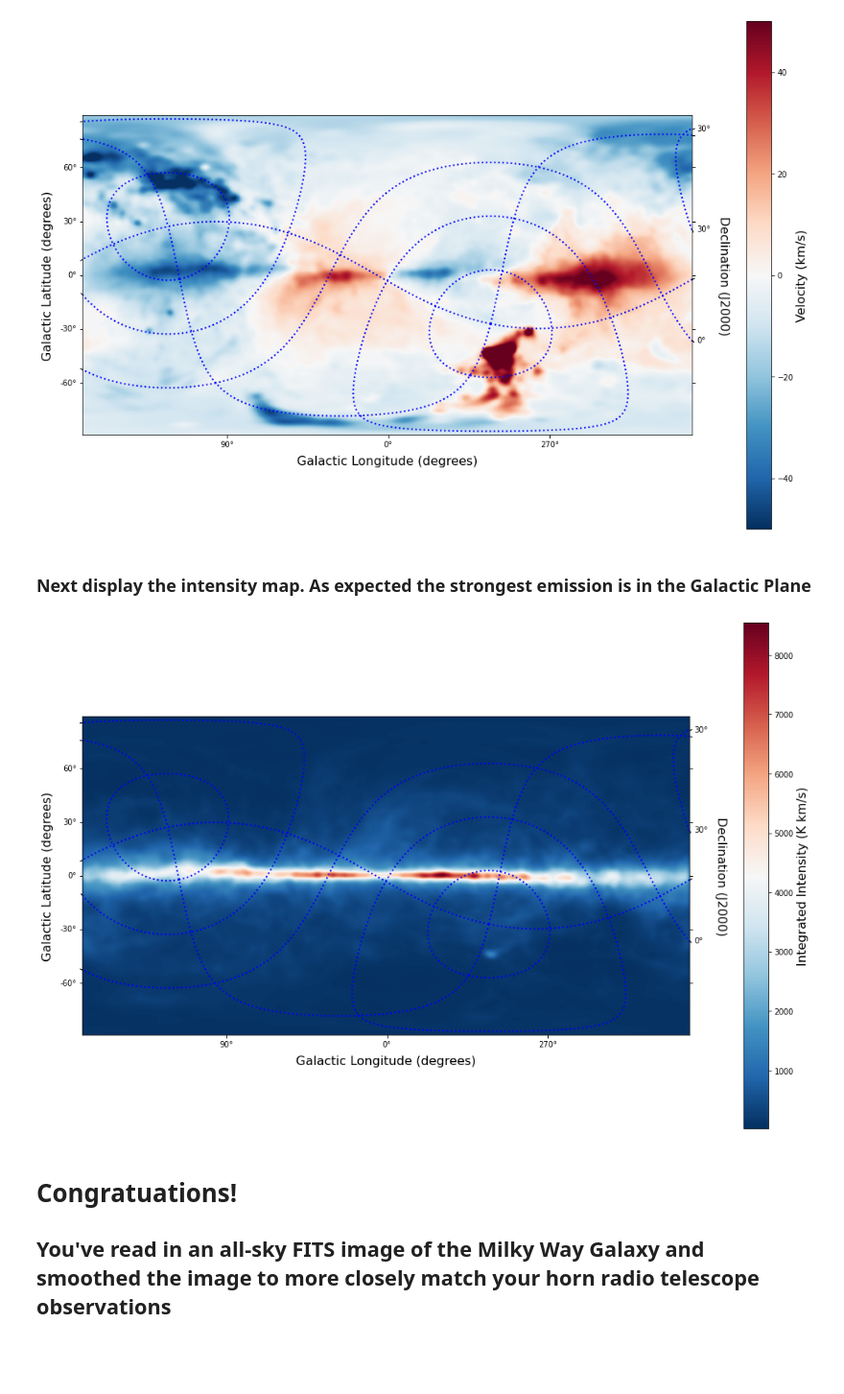
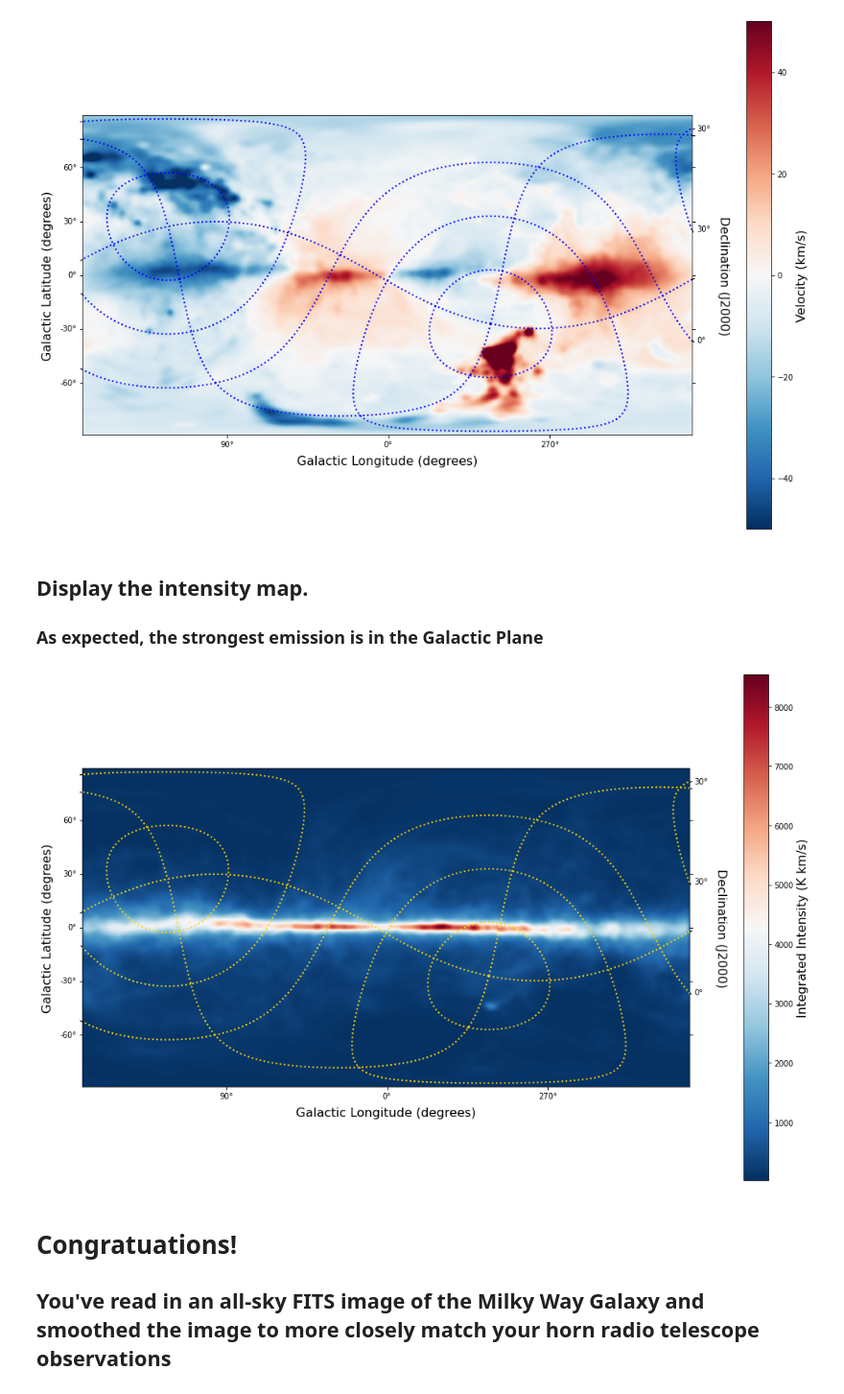
Before and after one commit to glangsto/hi4pi, a Jupyter notebook: HI4PI-Smooth.ipynb, the cells around one changed output. Shown at 96% size. Cells and saved outputs as stored; diff of their text form; code cells hidden in the pictures; blank space fills up the shorter version.

Commit message:
Slight plot improvements

```diff
--- a/HI4PI-Smooth.ipynb
+++ b/HI4PI-Smooth.ipynb
@@ -43,5 +42,7 @@ Created TAP+ (v20200428.1) - Connection:
 # %%
 allsky = filename
+# or
+allsky = "/dlusers/glangsto/" + allsky
 hi_data = fits.open(allsky)  # Open the FITS file for reading
 cube = SpectralCube.read(hi_data)  # Initiate a SpectralCubecube = SpectralCube.read(hi_data)  # Initiate a SpectralCube
 allsky = SpectralCube.read(hi_data)  # Initiate a SpectralCube
@@ -157,35 +158,36 @@ overlay[1].set_axislabel('Declination (J2000)', fontsize=16)
 # %% [output]
 [figure]
 # %% [markdown]
-### Next display the intensity map.  As expected the strongest emission is in the Galactic Plane
+## Display the intensity map.
+### As expected, the strongest emission is in the Galactic Plane
 # %%
 # Initiate a figure and axis object with WCS projection information
 fig = plt.figure(figsize=(18, 12))
 ax = fig.add_subplot(111, projection=moment_0.wcs)
 
 # Display the moment map image
 im = ax.imshow(moment_0.hdu.data, cmap='RdBu_r')
 #ax.invert_yaxis()  # Flips the Y axis
 
 # Add axes labels
 ax.set_xlabel("Galactic Longitude (degrees)", fontsize=16)
 ax.set_ylabel("Galactic Latitude (degrees)", fontsize=16)
 
 # Add a colorbar
 cbar = plt.colorbar(im, pad=.07)
 cbar.set_label('Integrated Intensity (K km/s)', size=16)
 
 # Overlay set of RA/Dec Axes
 overlay = ax.get_coords_overlay('fk5')
-overlay.grid(color='blue', ls='dotted', lw=2)
+overlay.grid(color='gold', ls='dotted', lw=2)
 overlay[0].set_axislabel('Right Ascension (J2000)', fontsize=16)
 overlay[1].set_axislabel('Declination (J2000)', fontsize=16)
 
 # Overplot column density contours
 #levels = (1e20, 5e20, 1e21, 3e21, 5e21, 7e21, 1e22)  # Define contour levels to use
 #ax.contour(hi_column_density.hdu.data, cmap='Greys_r', alpha=0.5, levels=levels)
 # %% [output]
-[figure, old version]
+[figure, new version]
 # %% [markdown]
 # Congratuations!
 
```
Also changed, not shown: parts of 2 cells of this notebook.
